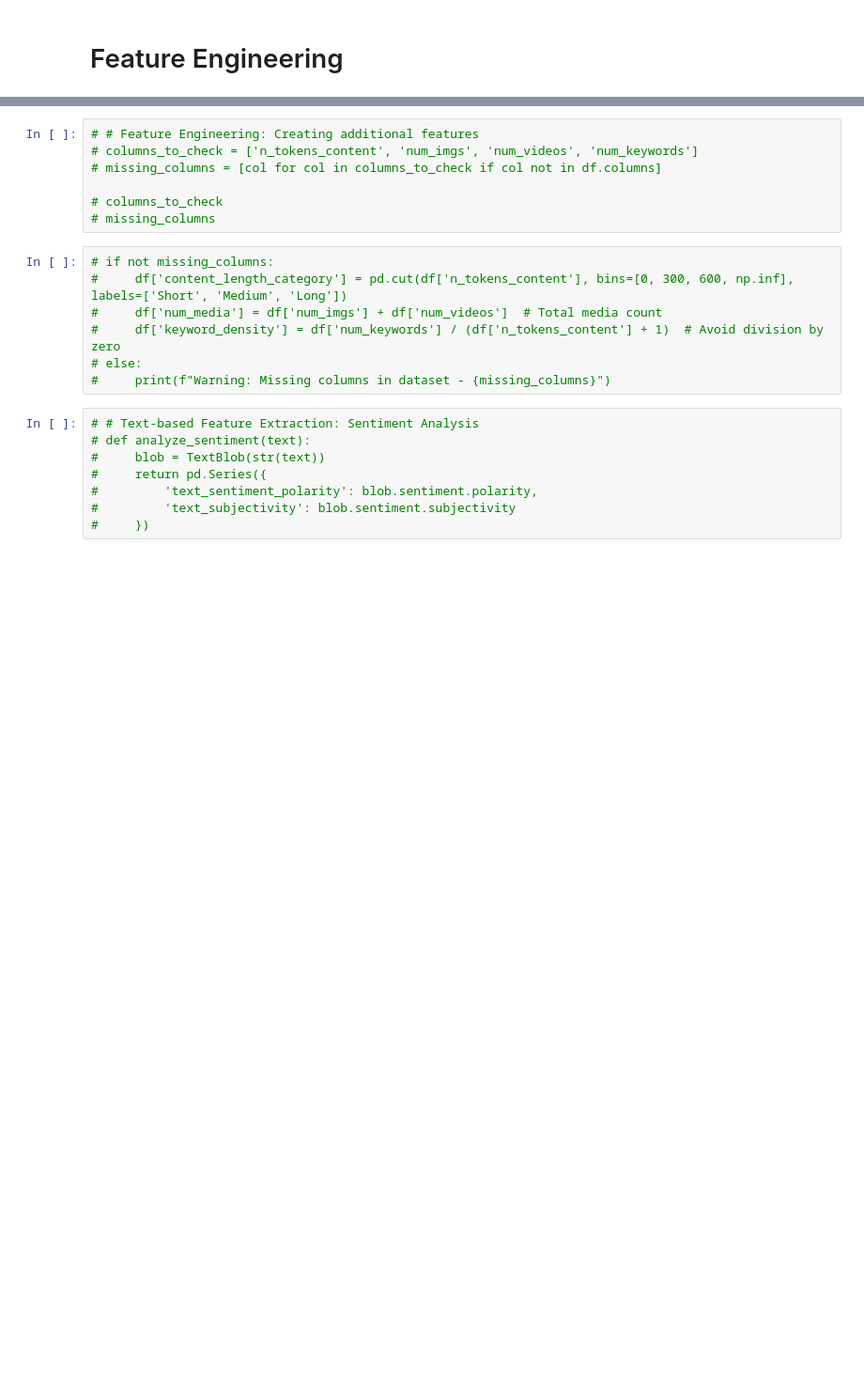
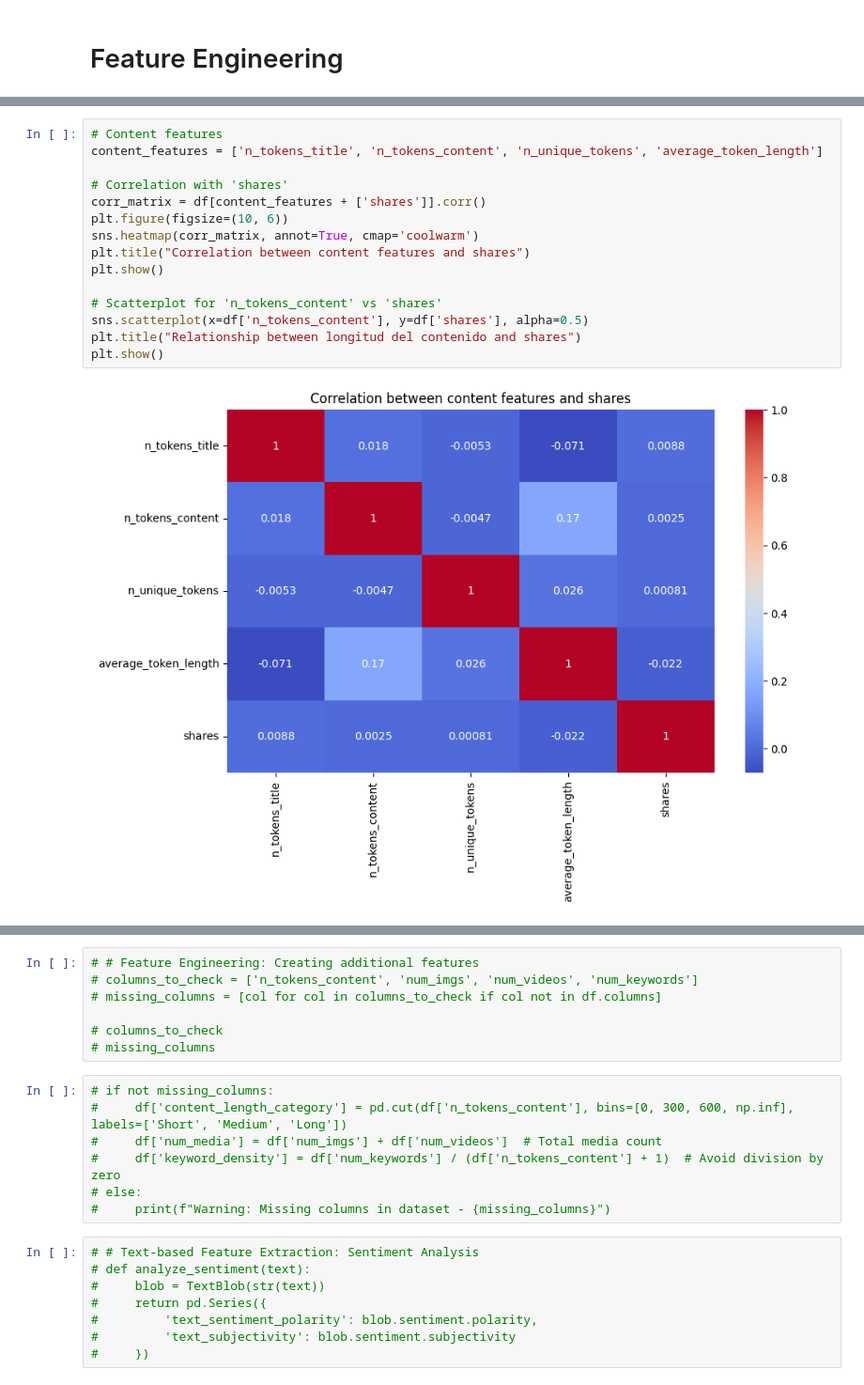
Before and after one commit to Siy-HaackeJ/Data-Challenge-Text-Mining-Green-Way-, a Jupyter notebook: Data Challenges .ipynb, the cells around one changed output, grey strips where cells are left out. Shown at 94% size. Drawn from its saved outputs; the diff is of its cells as text; blank space fills up the shorter version.

```diff
--- a/Data Challenges .ipynb
+++ b/Data Challenges .ipynb
@@ -66,0 +120,17 @@ df['keyword_density'] = df['keywords_content'] / (df['tokens_content'] + 1)  # A
+# %%
+# Content features
+content_features = ['n_tokens_title', 'n_tokens_content', 'n_unique_tokens', 'average_token_length']
+
+# Correlation with 'shares'
+corr_matrix = df[content_features + ['shares']].corr()
+plt.figure(figsize=(10, 6))
+sns.heatmap(corr_matrix, annot=True, cmap='coolwarm')
+plt.title("Correlation between content features and shares")
+plt.show()
+
+# Scatterplot for 'n_tokens_content' vs 'shares'
+sns.scatterplot(x=df['n_tokens_content'], y=df['shares'], alpha=0.5)
+plt.title("Relationship between longitud del contenido and shares")
+plt.show()
+# %% [output]
+[figure, added]
```
Also changed, not shown: parts of 17 cells of this notebook, 3 other files.
